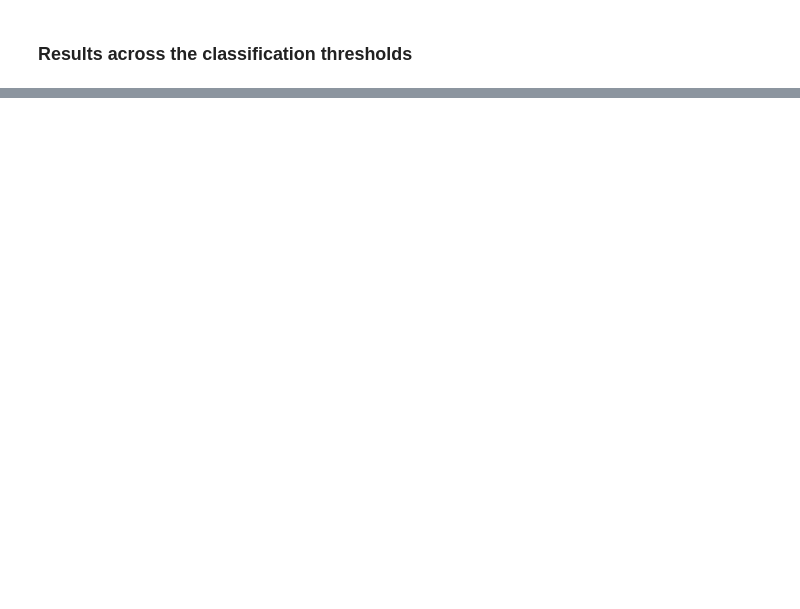
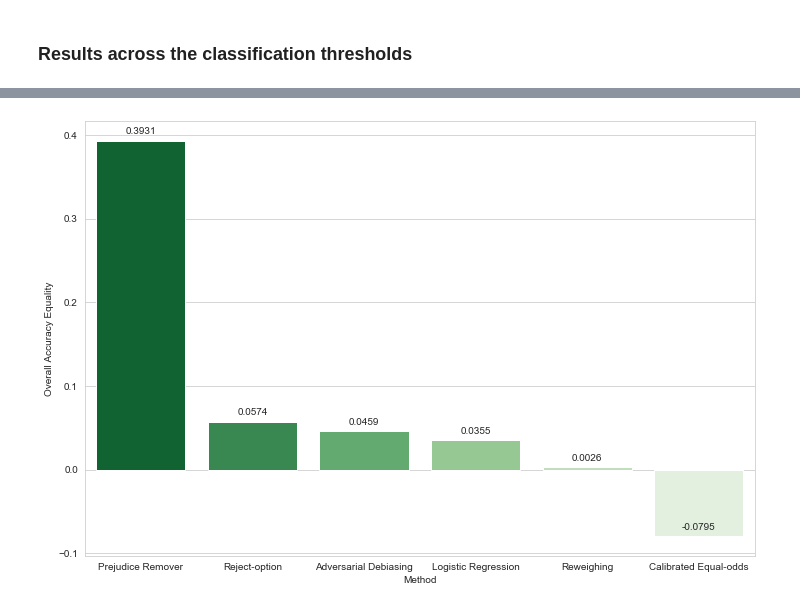
Before and after one commit to megantennies/FYP, a Jupyter notebook: FYP_CODE_LR.ipynb, the cells around one changed output, grey strips where cells are left out. Cells and saved outputs as stored; diff of their text form; code cells hidden in the pictures; blank space fills up the shorter version.

```diff
--- a/FYP_CODE_LR.ipynb
+++ b/FYP_CODE_LR.ipynb
@@ -287,0 +658,4 @@ LR_results_df
+# %%
+debiased_val = original_val.copy(deepcopy = True)
+debiased_val.features = debiased_scaler.transform(debiased_val.features)
+y_train_preds_db = ad.predict(debiased_train).scores
@@ -291,0 +1123,7 @@ LR_results_df
+# %%
+CEOD_bal_acc = np.interp(best_class_thresh, class_thresh_arr, CEOD_bal_acc_arr)
+CEOD_acc_equal = np.interp(best_class_thresh, class_thresh_arr, CEOD_acc_equal_arr)
+CEOD_disp_imp = np.interp(best_class_thresh, class_thresh_arr, CEOD_disp_imp_arr)
+CEOD_out_unf = np.interp(best_class_thresh, class_thresh_arr, CEOD_outcome_unfair_arr)
+CEOD_avg_odds = np.interp(best_class_thresh, class_thresh_arr, CEOD_avg_odds_diff_arr)
+CEOD_eq_odds = np.interp(best_class_thresh, class_thresh_arr, CEOD_eq_opp_diff_arr)
@@ -320,2 +1172,32 @@ results
+# %%
+bal_accs = {'Method': ['Logistic Regression', 'Reweighing', 'Adversarial Debiasing', 'Prejudice Remover', 'Reject-option', 'Calibrated Equal-odds'],
+    'Result': [LR_bal_acc, RW_bal_acc, AD_bal_acc, PR_bal_acc, ROC_bal_acc, CEOD_bal_acc]}
+bal_accs = pd.DataFrame(bal_accs)
+acc_eqs = {'Method': ['Logistic Regression', 'Reweighing', 'Adversarial Debiasing', 'Prejudice Remover', 'Reject-option', 'Calibrated Equal-odds'],
+    'Result': [LR_acc_equal, RW_acc_equal, AD_acc_equal, PR_acc_equal, ROC_acc_equal, CEOD_acc_equal]}
+acc_eqs = pd.DataFrame(acc_eqs)
+disp_imps = {'Method': ['Logistic Regression', 'Reweighing', 'Adversarial Debiasing', 'Prejudice Remover', 'Reject-option', 'Calibrated Equal-odds'],
+    'Result': [LR_disp_imp, RW_disp_imp, AD_disp_imp, PR_disp_imp, ROC_disp_imp, CEOD_disp_imp]}
+disp_imps = pd.DataFrame(disp_imps)
+out_unfs = {'Method': ['Logistic Regression', 'Reweighing', 'Adversarial Debiasing', 'Prejudice Remover', 'Reject-option', 'Calibrated Equal-odds'],
+    'Result': [LR_out_unf, RW_out_unf, AD_out_unf, PR_out_unf, ROC_out_unf, CEOD_out_unf]}
+out_unfs = pd.DataFrame(out_unfs)
+avg_odds = {'Method': ['Logistic Regression', 'Reweighing', 'Adversarial Debiasing', 'Prejudice Remover', 'Reject-option', 'Calibrated Equal-odds'],
+    'Result': [LR_avg_odds, RW_avg_odds, AD_avg_odds, PR_avg_odds, ROC_avg_odds, CEOD_avg_odds]}
+avg_odds = pd.DataFrame(avg_odds)
+eq_opps = {'Method': ['Logistic Regression', 'Reweighing', 'Adversarial Debiasing', 'Prejudice Remover', 'Reject-option', 'Calibrated Equal-odds'],
+    'Result': [LR_eq_odds, RW_eq_odds, AD_eq_odds, PR_eq_odds, ROC_eq_odds, CEOD_eq_odds]}
+eq_opps = pd.DataFrame(eq_opps)
 # %% [markdown]
 ### Results across the classification thresholds
+# %%
+def plot_results(x, y, data, metricname, order, saveto):
+    plt.figure(figsize = (12, 8))
+    sns.set_style('whitegrid')
+    ax = sns.barplot(x = x, y = y, data = data,
+        palette = sns.color_palette('Greens_r', 6), order = order)
+    for val in ax.patches:
+        ax.annotate(format(val.get_height(), '.4f'), (val.get_x() + val.get_width() / 2., val.get_height()),
+            ha = 'center', va = 'center', xytext = (0, 9), textcoords = 'offset points')
+    ax.set_ylabel(metricname)
+    plt.savefig(saveto, bbox_inches = 'tight')
@@ -321,0 +1210,6 @@ results
+# %%
+plot_results(x = 'Method', y = 'Result', data = acc_eqs,
+    metricname = 'Overall Accuracy Equality', saveto = 'RES_ACC_EQS.png',
+    order = acc_eqs.sort_values('Result', ascending = False).Method)
+# %% [output]
+[figure, added]
```
Also changed, not shown: parts of 99 cells of this notebook, 50 other files.
